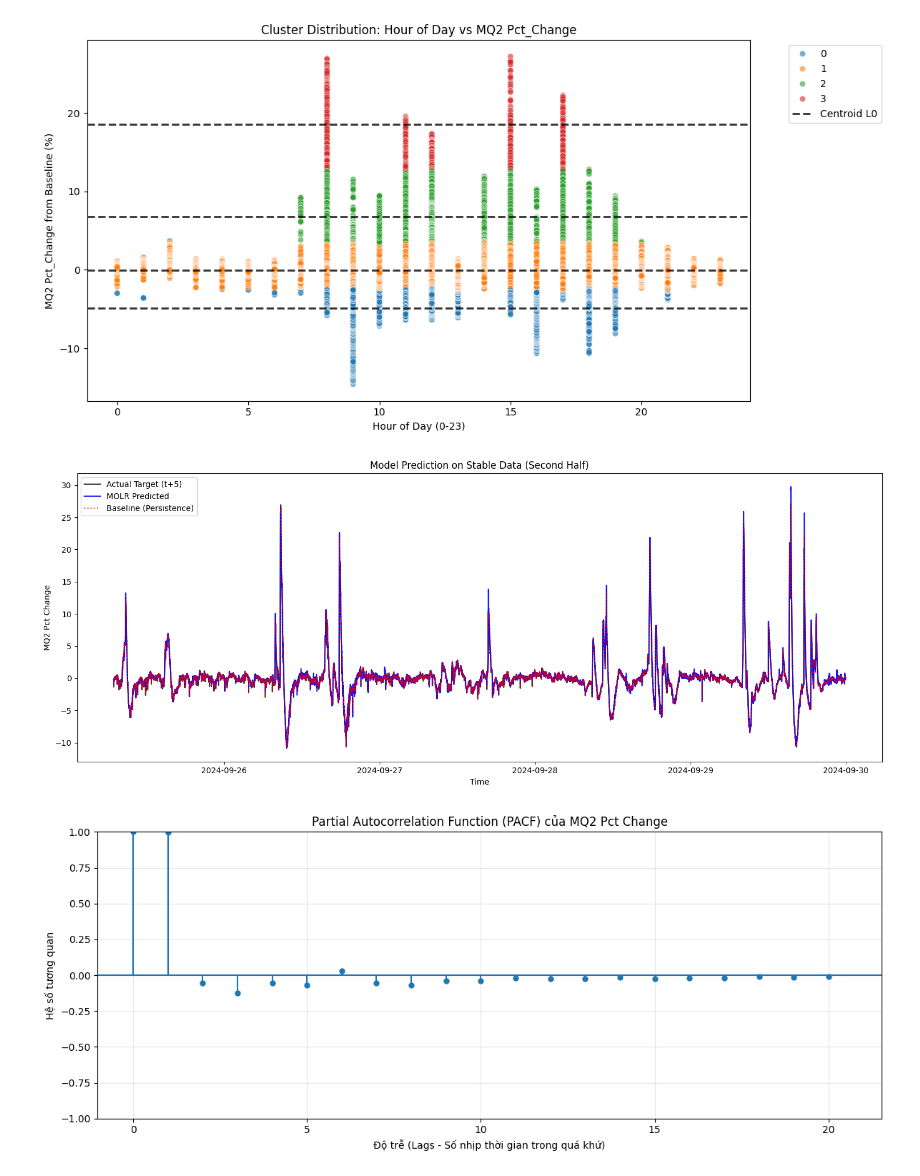
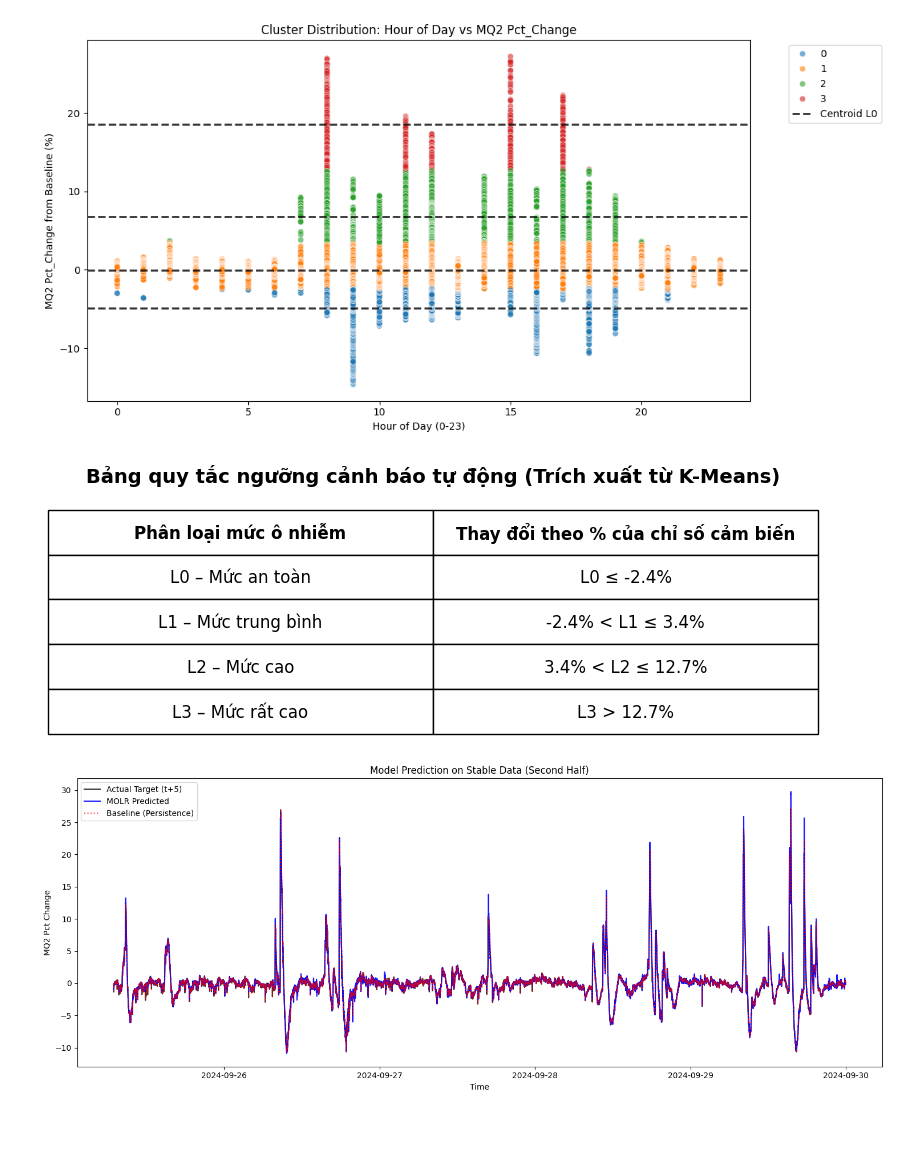
Before and after one commit to Thienluong9999/IoT_ph-ng_kh-m_th-_y, a Jupyter notebook: MLTrain_Notebook/Notebook/ML/MLEsp32.ipynb, the cells around one changed output. Cells and saved outputs as stored; diff of their text form; code cells hidden in the pictures; blank space fills up the shorter version.

```diff
--- a/MLTrain_Notebook/Notebook/ML/MLEsp32.ipynb
+++ b/MLTrain_Notebook/Notebook/ML/MLEsp32.ipynb
@@ -524,6 +524,62 @@ plt.legend(by_label.values(), by_label.keys(), bbox_to_anchor=(1.05, 1), loc='up
 plt.tight_layout()
 plt.show()
 
+
+# =========================================================
+# BẢNG: TRÍCH XUẤT LUẬT CẢNH BÁO TỪ TÂM CỤM K-MEANS
+# =========================================================
+import pandas as pd
+import numpy as np
+import matplotlib.pyplot as plt
+
+# 1. Lấy các tâm cụm đã sắp xếp từ thuật toán
+sorted_centers = np.sort(centers)
+
+# 2. Tính các đường ranh giới (Trung điểm giữa các tâm cụm)
+b01 = (sorted_centers[0] + sorted_centers[1]) / 2  # Cắt L0 và L1
+b12 = (sorted_centers[1] + sorted_centers[2]) / 2  # Cắt L1 và L2
+b23 = (sorted_centers[2] + sorted_centers[3]) / 2  # Cắt L2 và L3
+
+# 3. Tạo dữ liệu bảng theo định dạng chuẩn
+table_data = {
+    "Phân loại mức ô nhiễm": [
+        "L0 – Mức an toàn",
+        "L1 – Mức trung bình",
+        "L2 – Mức cao",
+        "L3 – Mức rất cao"
+    ],
+    "Thay đổi theo % của chỉ số cảm biến": [
+        f"L0 ≤ {b01:.1f}%",
+        f"{b01:.1f}% < L1 ≤ {b12:.1f}%",
+        f"{b12:.1f}% < L2 ≤ {b23:.1f}%",
+        f"L3 > {b23:.1f}%"
+    ]
+}
+df_rules = pd.DataFrame(table_data)
+
+# 4. Vẽ bảng bằng Matplotlib cho đẹp (giống hình mẫu)
+fig, ax = plt.subplots(figsize=(8, 3))
+ax.axis('off') # Tắt trục tọa độ
+
+# Tạo bảng
+tbl = ax.table(cellText=df_rules.values,
+               colLabels=df_rules.columns,
+               cellLoc='center',
+               loc='center',
+               bbox=[0, 0, 1, 1])
+
+# Định dạng Font chữ và kích thước
+tbl.auto_set_font_size(False)
+tbl.set_fontsize(12)
+# Bôi đậm hàng tiêu đề
+for (row, col), cell in tbl.get_celld().items():
+    if row == 0:
+        cell.set_text_props(weight='bold')
+
+plt.title("Bảng quy tắc ngưỡng cảnh báo tự động (Trích xuất từ K-Means)", fontsize=14, pad=20, weight='bold')
+plt.tight_layout()
+plt.show()
+
 # IV. Biểu đồ 4: MOLR Predicted vs Baseline
 plt.figure(figsize=(15, 6))
 time_x = df_molr["Timestamp"].iloc[split_idx:]
@@ -594,4 +650,4 @@ Số lượng cảnh báo L2/L3 khi nhiệt độ thấp: 0
 [figure]
 [figure]
-[figure, old version]
+[figure, new version]
-[figure, old version]
+[figure, new version]
```
Also changed, not shown: parts of 1 cell of this notebook.
